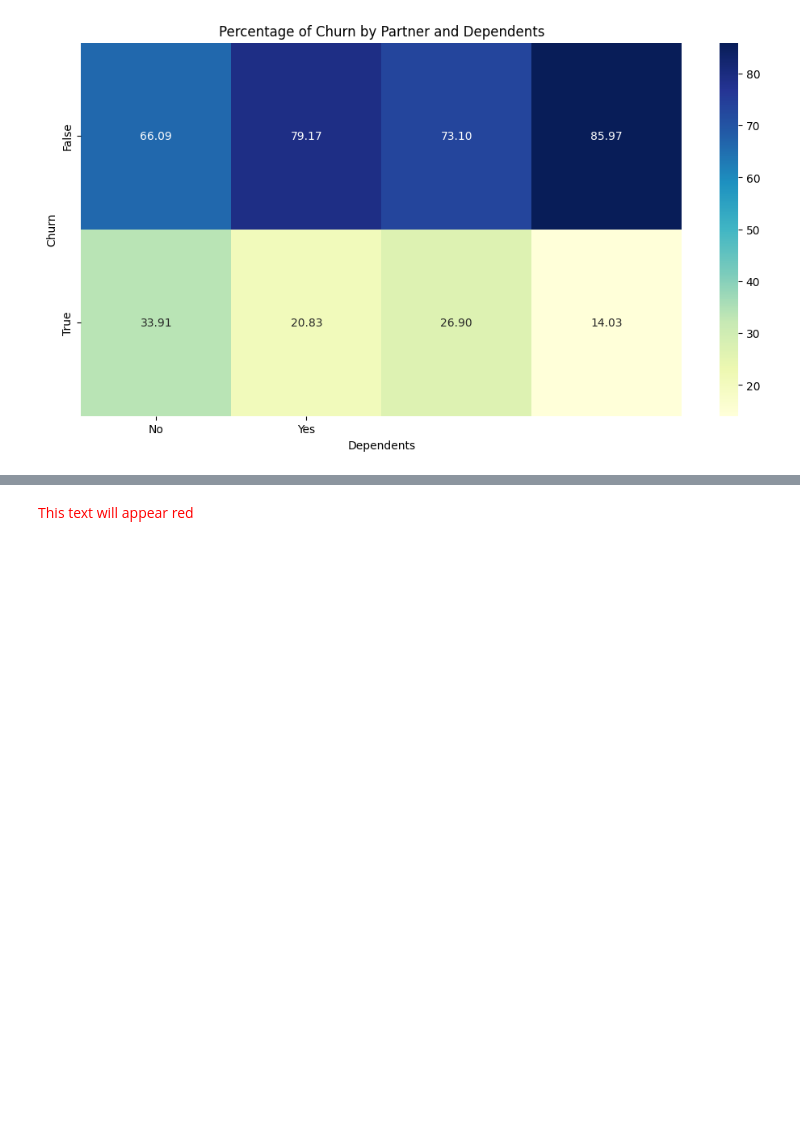
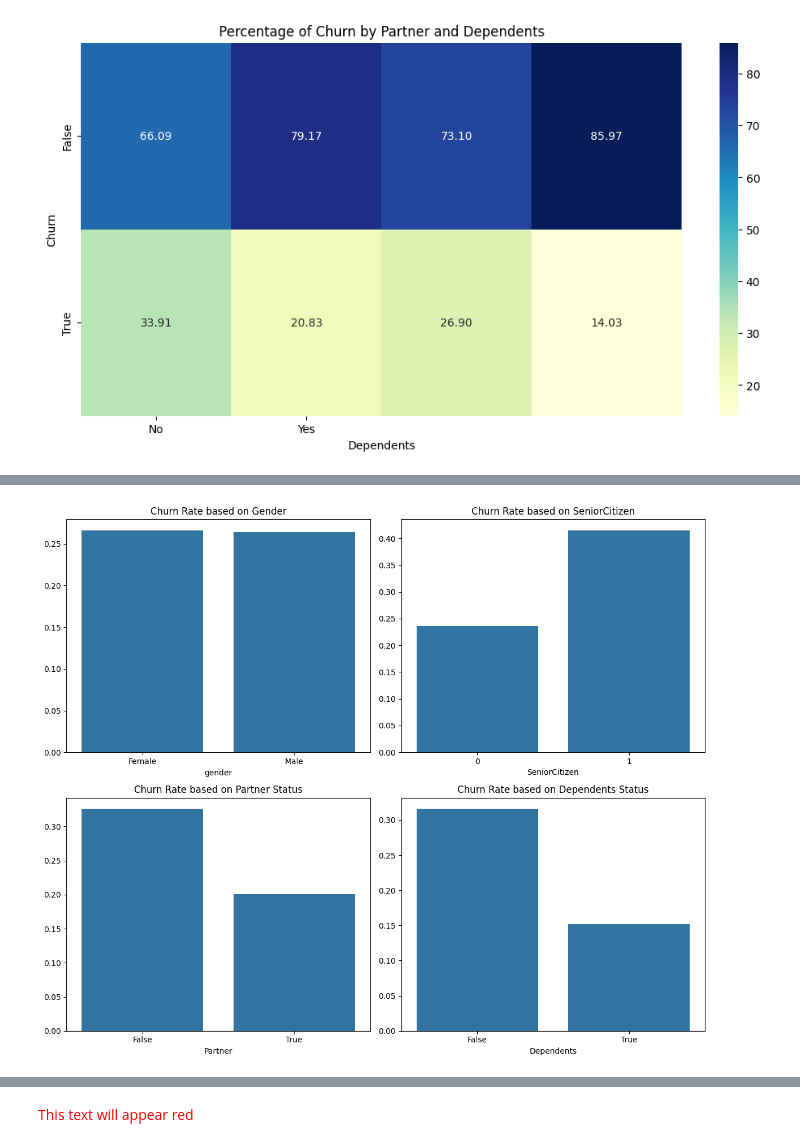
Before and after one commit to wamathaiwandeto/Customer-Churn-Prediction, a Jupyter notebook: churn.ipynb, the cells around one changed output, grey strips where cells are left out. Drawn from its saved outputs; the diff is of its cells as text; code cells hidden in the pictures; blank space fills up the shorter version.

```diff
--- a/churn.ipynb
+++ b/churn.ipynb
@@ -578,0 +629,25 @@ plt.show()
+# %%
+# Set up the matplotlib figure with subplots
+fig, axes = plt.subplots(nrows=2, ncols=2, figsize=(12, 10))
+
+# Churn rate based on gender
+sns.barplot(x=gender_churn_rate.index, y=gender_churn_rate.values, ax=axes[0, 0])
+axes[0, 0].set_title('Churn Rate based on Gender')
+
+# Churn rate based on SeniorCitizen
+sns.barplot(x=senior_churn_rate.index, y=senior_churn_rate.values, ax=axes[0, 1])
+axes[0, 1].set_title('Churn Rate based on SeniorCitizen')
+
+# Churn rate based on Partner status
+sns.barplot(x=partner_churn_rate.index, y=partner_churn_rate.values, ax=axes[1, 0])
+axes[1, 0].set_title('Churn Rate based on Partner Status')
+
+# Churn rate based on Dependents status
+sns.barplot(x=dependents_churn_rate.index, y=dependents_churn_rate.values, ax=axes[1, 1])
+axes[1, 1].set_title('Churn Rate based on Dependents Status')
+
+# Adjust layout
+plt.tight_layout()
+plt.show()
+# %% [output]
+[figure, added]
```
Also changed, not shown: parts of 6 cells of this notebook.
